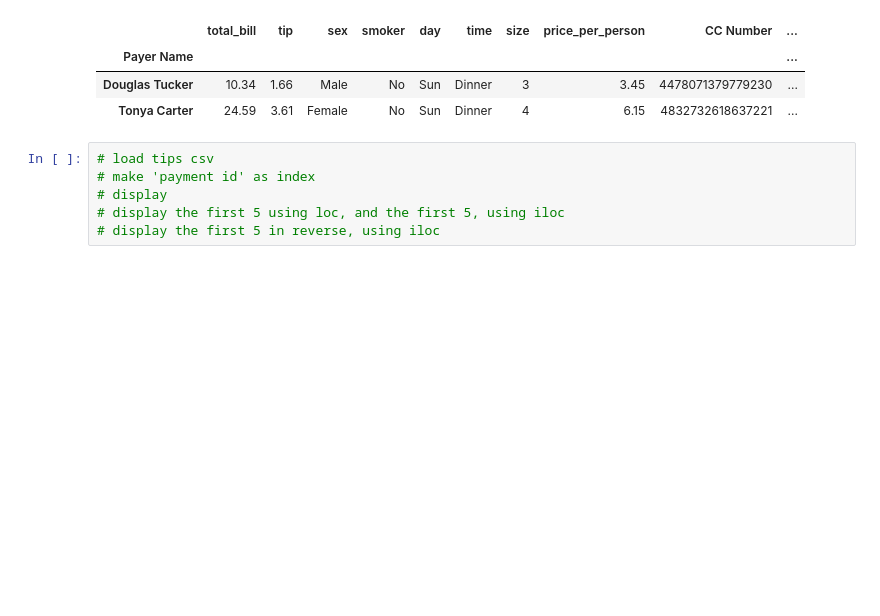
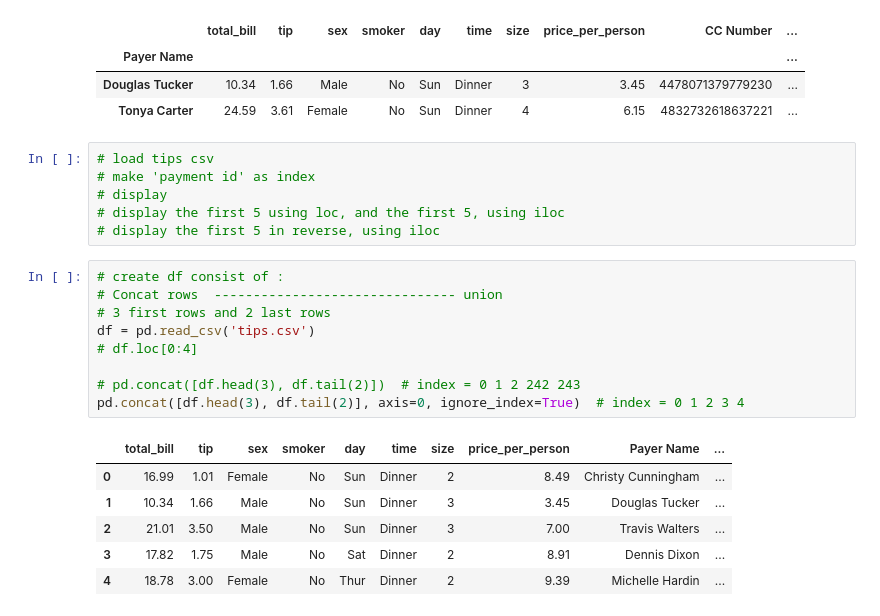
Before and after one commit to pythonai211225-rgb/17.06.2026, a Jupyter notebook: pandas2_17_06_2026.ipynb, the cells around one changed output. Saved outputs shown, nothing was run; the diff lists cells and outputs as text; blank space fills up the shorter version.

```diff
--- a/pandas2_17_06_2026.ipynb
+++ b/pandas2_17_06_2026.ipynb
@@ -247,3 +247,19 @@ display(df.loc[ ['Douglas Tucker', 'Tonya Carter'] ])
 # display
 # display the first 5 using loc, and the first 5, using iloc
 # display the first 5 in reverse, using iloc
+# %%
+# create df consist of :
+# Concat rows  ------------------------------- union
+# 3 first rows and 2 last rows
+df = pd.read_csv('tips.csv')
+# df.loc[0:4]
+
+# pd.concat([df.head(3), df.tail(2)])  # index = 0 1 2 242 243
+pd.concat([df.head(3), df.tail(2)], axis=0, ignore_index=True)  # index = 0 1 2 3 4
+# %% [output]
+|  | total_bill | tip | sex | smoker | day | time | size | price_per_person | Payer Name | ... |
+| 0 | 16.99 | 1.01 | Female | No | Sun | Dinner | 2 | 8.49 | Christy Cunningham | ... |
+| 1 | 10.34 | 1.66 | Male | No | Sun | Dinner | 3 | 3.45 | Douglas Tucker | ... |
+| 2 | 21.01 | 3.50 | Male | No | Sun | Dinner | 3 | 7.00 | Travis Walters | ... |
+| 3 | 17.82 | 1.75 | Male | No | Sat | Dinner | 2 | 8.91 | Dennis Dixon | ... |
+| 4 | 18.78 | 3.00 | Female | No | Thur | Dinner | 2 | 9.39 | Michelle Hardin | ... |
```
Also changed, not shown: parts of 4 cells of this notebook.
